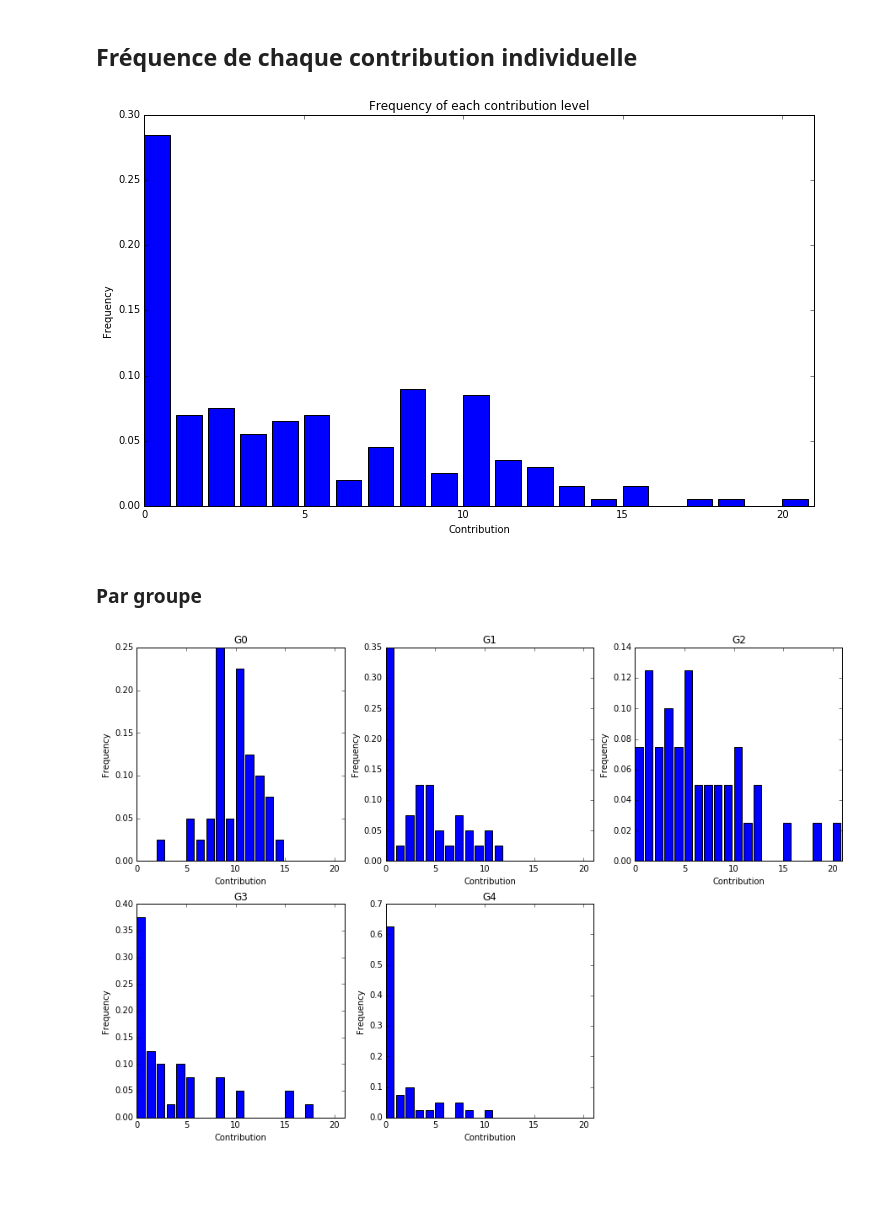
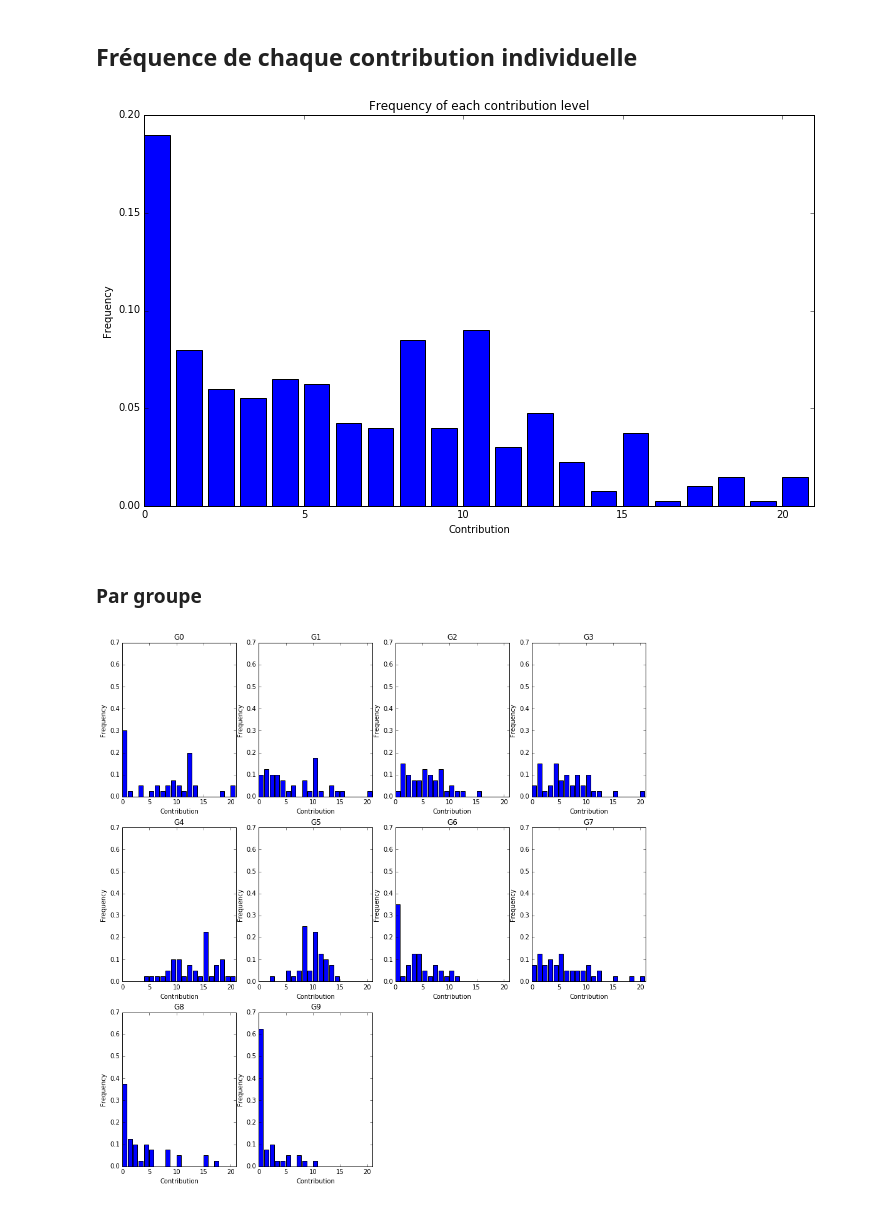
Before and after one commit to dimdub34/lyceens, a Jupyter notebook: pgg_analyses.ipynb, the cells around one changed output. Saved outputs shown, nothing was run; the diff lists cells and outputs as text; code cells hidden in the pictures; blank space fills up the shorter version.

```diff
--- a/pgg_analyses.ipynb
+++ b/pgg_analyses.ipynb
@@ -41,0 +27,5 @@ data.head()
+# %%
+data_1 = pd.read_csv("2018/data_s01.csv", sep=";", decimal=".")
+data_2 = pd.read_csv("2018/data_s02.csv", sep=";", decimal=".")
+data = pd.concat([data_1, data_2])
+print(data.shape, "\n\n", data.columns)
@@ -80,9 +87,9 @@ graph.set_title("Average contribution of groups");
 fig = plt.figure(figsize=(12, 7))
 
 graph = fig.add_subplot(111)
-for g in np.unique(data.PGG_group):
+for i, g in enumerate(np.unique(data.PGG_group)):
     graph.plot(range(1, 11), data_groups_periods.PGG_publicgroup.mean().loc[g],
-               label="G{}".format(g.split("_")[2]), marker="*")
+               label="G{}".format(i), marker="*")
 graph.plot(range(1, 11), data_periods.PGG_publicgroup.mean(), "-*k", label="All", lw=4)
 
 graph.set_xlim(0, 11)
@@ -91,6 +98,6 @@ graph.set_xlabel("Periods")
 graph.set_ylabel("Average contribution")
 graph.set_ylim(0, 80)
 graph.set_yticks(range(0, 81, 10))
-graph.legend(loc="upper center", ncol=len(groups)+1)
+graph.legend(loc="upper center", ncol=len(groups)//2)
 graph.set_title("Evolution of average contribution by group");
 # %% [output]
@@ -108,21 +115,22 @@ graph.set_xlabel("Contribution")
 graph.set_ylabel("Frequency")
 graph.set_title("Frequency of each contribution level");
 # %% [output]
-[figure, old version]
+[figure, new version]
 # %% [markdown]
 ### Par groupe
 # %%
-num_row = int(len(np.unique(data.PGG_group)) / 3) + int(len(np.unique(data.PGG_group))%3 > 0)
+num_row = int(len(np.unique(data.PGG_group)) / 4) + int(len(np.unique(data.PGG_group))%4 > 0)
 fig = plt.figure(figsize=(15, num_row * 5))
 
 for i, g in enumerate(np.unique(data.PGG_group)):
-    graph = fig.add_subplot(num_row, 3, i+1)
+    graph = fig.add_subplot(num_row, 4, i+1)
     tmp = data.loc[data.PGG_group == g, "PGG_public"]
     tmp2 = tmp.value_counts(normalize=True).reindex(range(21))
     graph.bar(range(21), tmp2)
     graph.set_xlim(0, 21)
     graph.set_xlabel("Contribution")
     graph.set_ylabel("Frequency")
-    graph.set_title("G{}".format(g.split("_")[2]))
+    graph.set_ylim(0, 0.7)
+    graph.set_title("G{}".format(i))
 # %% [output]
-[figure, old version]
+[figure, new version]
```
Also changed, not shown: parts of 7 cells of this notebook, 8 other files.
